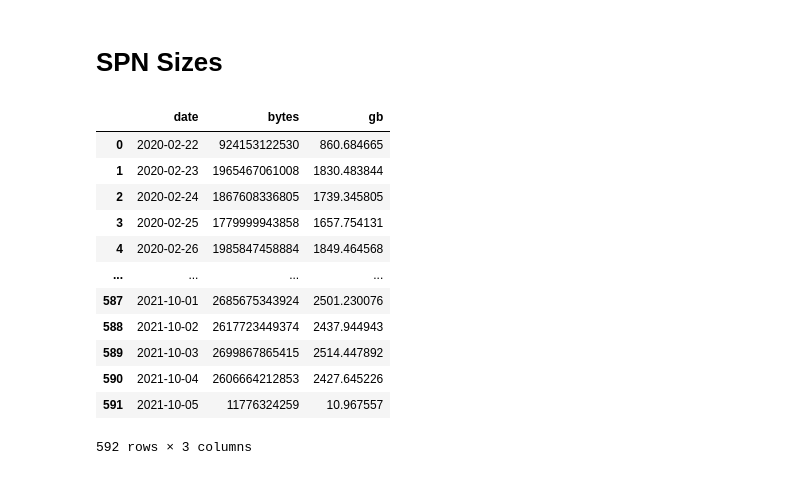
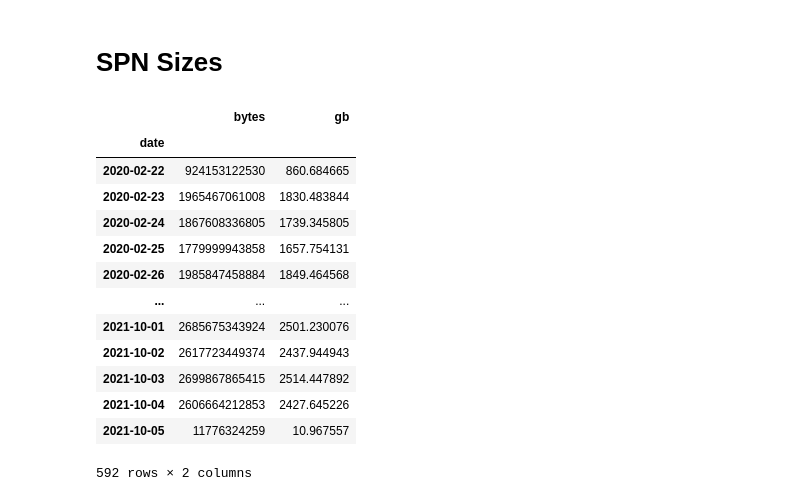
Before and after one commit to edsu/spn-size, a Jupyter notebook: Notebook.ipynb, the cells around one changed output. Drawn from its saved outputs; the diff is of its cells as text; code cells hidden in the pictures.

```diff
--- a/Notebook.ipynb
+++ b/Notebook.ipynb
@@ -3,23 +3,24 @@
 # %%
 import pandas
 
-df = pandas.read_csv('save-page-now.csv', parse_dates=['date'])
-df['gb'] = df['bytes'] / 1024 / 1024 / 1024
-df
+spn2 = pandas.read_csv('save-page-now.csv', parse_dates=['date'], index_col='date')
+spn2['gb'] = spn2['bytes'] / 1024 / 1024 / 1024
+spn2
 # %% [output]
-|  | date | bytes | gb |
-| 0 | 2020-02-22 | 924153122530 | 860.684665 |
-| 1 | 2020-02-23 | 1965467061008 | 1830.483844 |
-| 2 | 2020-02-24 | 1867608336805 | 1739.345805 |
-| 3 | 2020-02-25 | 1779999943858 | 1657.754131 |
-| 4 | 2020-02-26 | 1985847458884 | 1849.464568 |
-| ... | ... | ... | ... |
-| 587 | 2021-10-01 | 2685675343924 | 2501.230076 |
-| 588 | 2021-10-02 | 2617723449374 | 2437.944943 |
-| 589 | 2021-10-03 | 2699867865415 | 2514.447892 |
-| 590 | 2021-10-04 | 2606664212853 | 2427.645226 |
-| 591 | 2021-10-05 | 11776324259 | 10.967557 |
+|  | bytes | gb |
+| date |  |  |
+| 2020-02-22 | 924153122530 | 860.684665 |
+| 2020-02-23 | 1965467061008 | 1830.483844 |
+| 2020-02-24 | 1867608336805 | 1739.345805 |
+| 2020-02-25 | 1779999943858 | 1657.754131 |
+| 2020-02-26 | 1985847458884 | 1849.464568 |
+| ... | ... | ... |
+| 2021-10-01 | 2685675343924 | 2501.230076 |
+| 2021-10-02 | 2617723449374 | 2437.944943 |
+| 2021-10-03 | 2699867865415 | 2514.447892 |
+| 2021-10-04 | 2606664212853 | 2427.645226 |
+| 2021-10-05 | 11776324259 | 10.967557 |
-592 rows × 3 columns
+592 rows × 2 columns
 # %%
 from plotly import express as px
 
```
Also changed, not shown: parts of 7 cells of this notebook.
